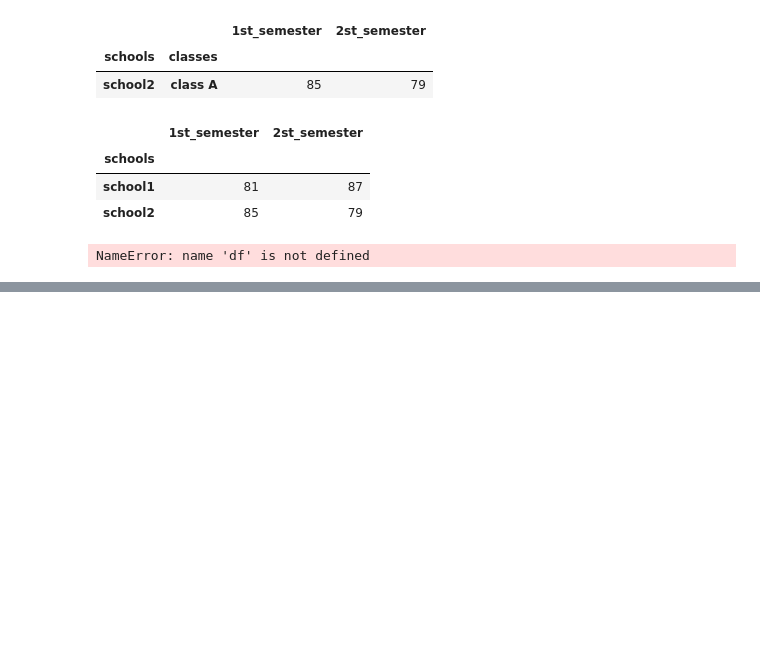
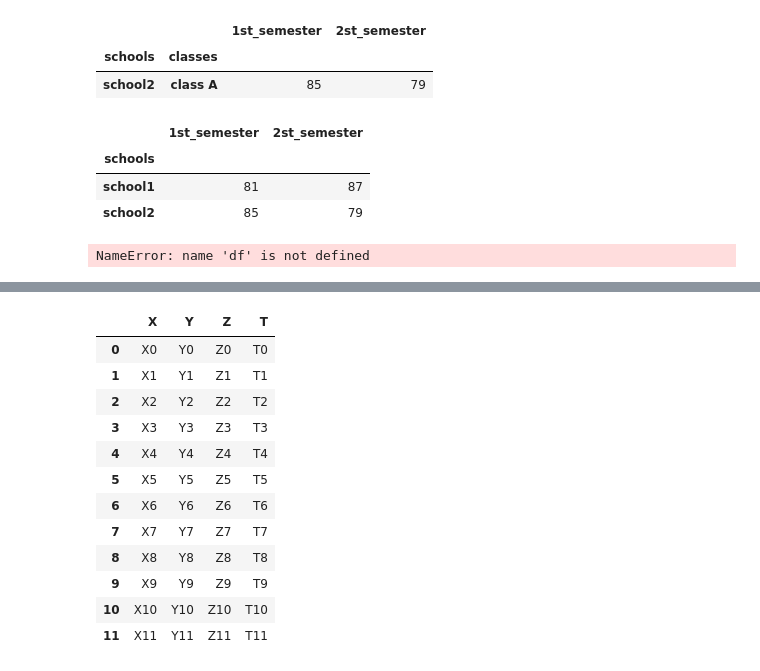
Before and after one commit to chshahid119/data-science-notes, a Jupyter notebook: Complete data science OakAcademy/Shahid Notes/pandas notebook/pandas01.ipynb, the cells around one changed output, grey strips where cells are left out. Saved outputs shown, nothing was run; the diff lists cells and outputs as text; code cells hidden in the pictures; blank space fills up the shorter version.

```diff
--- a/Complete data science OakAcademy/Shahid Notes/pandas notebook/pandas01.ipynb
+++ b/Complete data science OakAcademy/Shahid Notes/pandas notebook/pandas01.ipynb
@@ -1989,3 +1998,20 @@ NameError: name 'df' is not defined
 # %%
 # 13. STRUCTURAL CONCATENATION OPERATIONS IN PANDAS DATAFRAME
 # 1. Concatenating Pandas Dataframes Concat Function
+import numpy as np
+import pandas as pd
+
+df1=pd.DataFrame({'X':['X0','X1','X2','X3'],
+                 'Y':['Y0','Y1','Y2','Y3'],
+                  'Z':['Z0','Z1','Z2','Z3'],
+                  'T':['T0','T1','T2','T3']})
+
+df2=pd.DataFrame({'X':['X4','X5','X6','X7'],
+                 'Y':['Y4','Y5','Y6','Y7'],
+                  'Z':['Z4','Z5','Z6','Z7'],
+                  'T':['T4','T5','T6','T7']})
+
+df3=pd.DataFrame({'X':['X8','X9','X10','X11'],
+                 'Y':['Y8','Y9','Y10','Y11'],
+                  'Z':['Z8','Z9','Z10','Z11'],
+                  'T':['T8','T9','T10','T11']})
@@ -1993,0 +2042,20 @@ NameError: name 'df' is not defined
+# %%
+# Concat function:- it is used to concat more than one data Frame
+# all parameters are: ignore_index,join,axis
+# ignore_index--> it ignores already indexes and make custom indexes
+# join---> it gives the union or intersection dataframes depends on the options('inner' or "outer")
+pd.concat([df1,df2,df3],ignore_index=True,join="inner" )
+# %% [output]
+|  | X | Y | Z | T |
+| 0 | X0 | Y0 | Z0 | T0 |
+| 1 | X1 | Y1 | Z1 | T1 |
+| 2 | X2 | Y2 | Z2 | T2 |
+| 3 | X3 | Y3 | Z3 | T3 |
+| 4 | X4 | Y4 | Z4 | T4 |
+| 5 | X5 | Y5 | Z5 | T5 |
+| 6 | X6 | Y6 | Z6 | T6 |
+| 7 | X7 | Y7 | Z7 | T7 |
+| 8 | X8 | Y8 | Z8 | T8 |
+| 9 | X9 | Y9 | Z9 | T9 |
+| 10 | X10 | Y10 | Z10 | T10 |
+| 11 | X11 | Y11 | Z11 | T11 |
```
Also changed, not shown: parts of 61 cells of this notebook.
